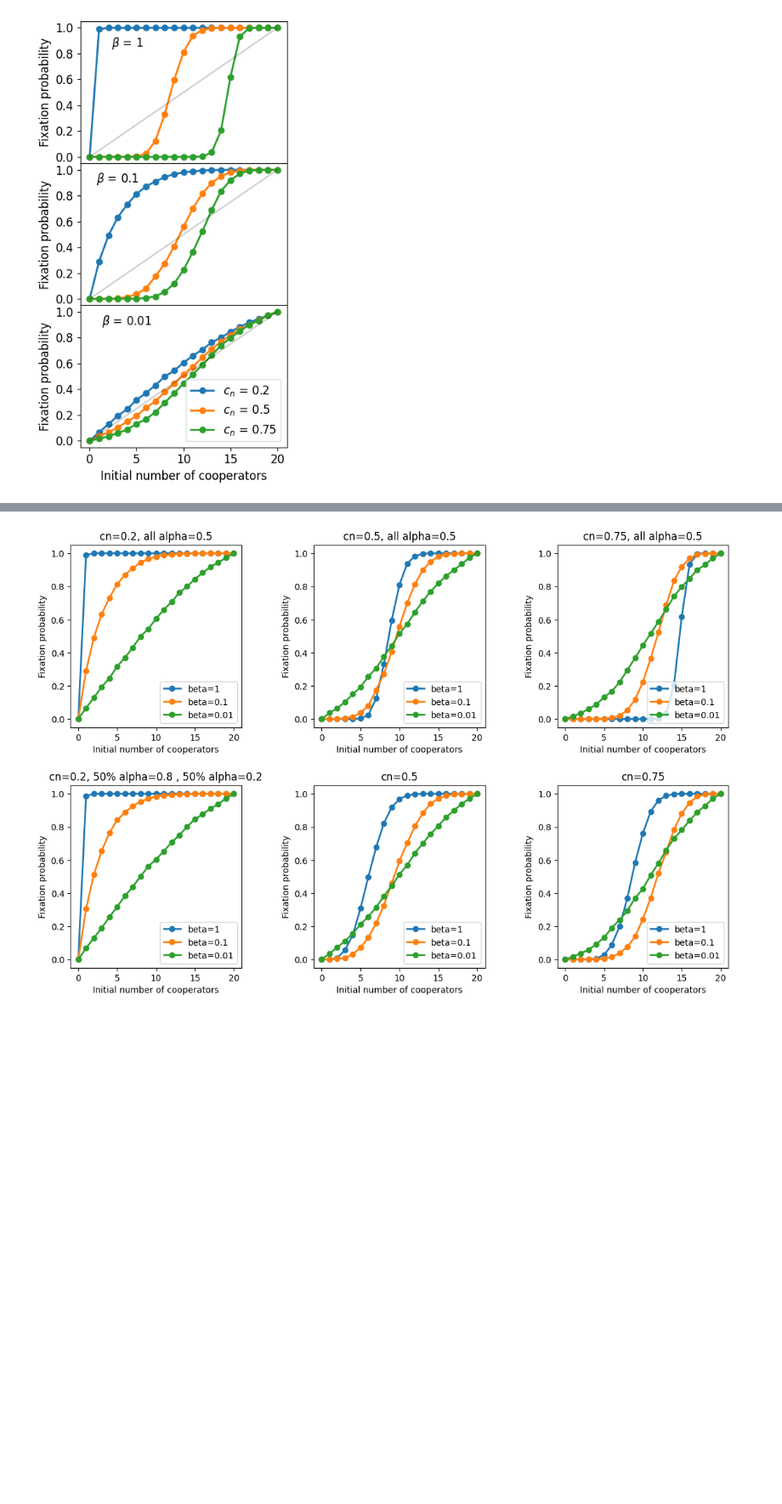
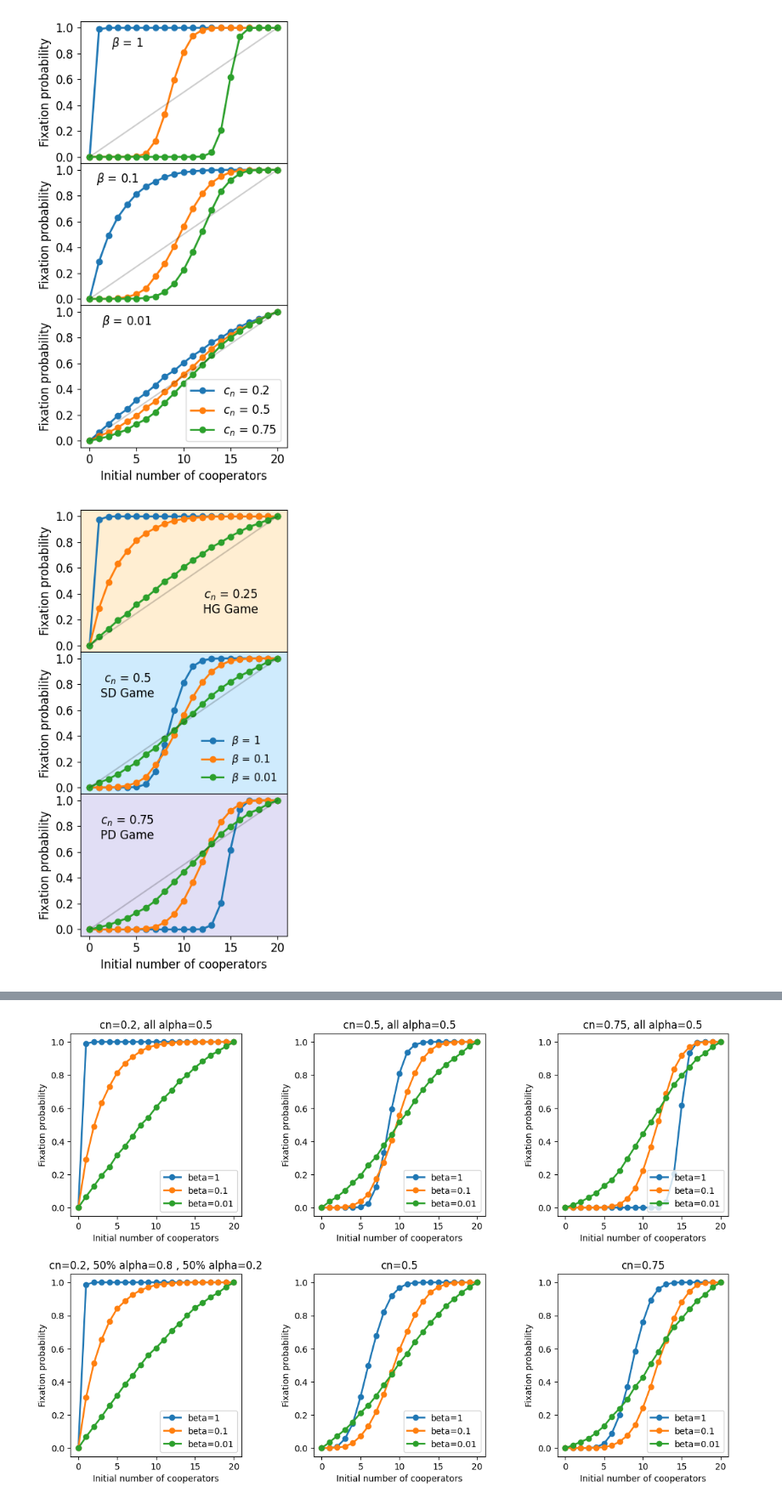
Before and after one commit to saraghivarello/EGT-paper, a Jupyter notebook: Figures.ipynb, the cells around one changed output, grey strips where cells are left out. Shown: that part at 85% size. Saved outputs shown, nothing was run; the diff lists cells and outputs as text; code cells hidden in the pictures; blank space fills up the shorter version.

```diff
--- a/Figures.ipynb
+++ b/Figures.ipynb
@@ -119,5 +119,69 @@ plt.savefig('beta.png')
 plt.show()
 # %% [output]
 [figure]
+# %%
+fig, axs = plt.subplots(nrows=3, ncols=1, figsize=(4, 7))
+xmin=-1
+xmax=21
+
+# Create a grid for subplots without any space
+gs = gridspec.GridSpec(3, 1)
+
+# Create the subplots
+axs[0] = plt.subplot(gs[0])
+axs[1] = plt.subplot(gs[1])
+axs[2] = plt.subplot(gs[2])
+
+# Remove space between subplots
+gs.update(hspace=0)
+# Plot Figure 1
+axs[0].plot(np.arange(21),f4251_5_0, marker='o',linewidth=2, label=r'$\beta$ = 1')
+axs[0].plot(np.arange(21),f4201_5_0, marker='o',linewidth=2, label=r'$\beta$ = 0.1')
+axs[0].plot(np.arange(21),f42001_5_0, marker='o',linewidth=2, label=r'$\beta$ = 0.01')
+axs[0].set_xticks([])
+axs[0].tick_params(axis='y', labelsize=12)
+axs[0].set_ylabel('Fixation probability',fontsize=12)
+axs[0].text(15, 0.25, r'$c_n$ = 0.25' + '\n' +  'HG Game', fontsize=12, ha="center")
+axs[0].set_xlim(right=xmax, left=xmin)
+axs[0].axvspan(xmin, xmax, facecolor='moccasin', alpha=0.6)
+
+#plot figure 2
+axs[1].plot(np.arange(21),f451_5_0, marker='o',linewidth=2, label=r'$\beta$ = 1')
+axs[1].plot(np.arange(21),f4501_5_0, marker='o',linewidth=2, label=r'$\beta$ = 0.1')
+axs[1].plot(np.arange(21),f45001_5_0, marker='o',linewidth=2, label=r'$\beta$ = 0.01')
+axs[1].tick_params(axis='y', labelsize=12)
+axs[1].set_ylabel('Fixation probability',fontsize=12)
+axs[1].text(4, 0.7, r'$c_n$ = 0.5' + '\n' +  'SD Game', fontsize=12, ha="center")
+axs[1].set_xlim(right=xmax, left=xmin)
+axs[1].axvspan(xmin, xmax, facecolor='lightskyblue', alpha=0.4)
+#make legend transparent
+leg = axs[1].legend(loc='lower right',fontsize=11)
+leg.get_frame().set_alpha(0)
+#axs[1].legend(loc='lower right',fontsize=12)
+
+#plot figure 3
+axs[2].plot(np.arange(21),f4751_5_0, marker='o',linewidth=2, label=r'$\beta$ = 1')
+axs[2].plot(np.arange(21),f47501_5_0, marker='o',linewidth=2, label=r'$\beta$ = 0.1')
+axs[2].plot(np.arange(21),f475001_5_0, marker='o',linewidth=2, label=r'$\beta$ = 0.01')
+axs[2].set_xlabel('Initial number of cooperators',fontsize=12)
+axs[2].tick_params(axis='x', labelsize=12)
+axs[2].tick_params(axis='y', labelsize=12)
+axs[2].set_ylabel('Fixation probability',fontsize=12)
+axs[2].text(4, 0.7, r'$c_n$ = 0.75' + '\n' +  'PD Game', fontsize=12, ha="center")
+axs[2].set_xlim(right=xmax, left=xmin)
+axs[2].axvspan(xmin, xmax, facecolor='slateblue', alpha=0.2)
+
+#draw a line y=1/20x
+x = np.linspace(0, 20, 1000)
+y = 1/20*x
+axs[0].plot(x, y, '-k', alpha=0.2)
+axs[1].plot(x, y, '-k', alpha=0.2)
+axs[2].plot(x, y, '-k', alpha=0.2)
+
+plt.tight_layout()
+plt.savefig('c_n.pdf')
+plt.show()
+# %% [output]
+[figure, added]
 # %%
 fig, axs = plt.subplots(nrows=3, ncols=1, figsize=(4, 7))
```
Also changed, not shown: parts of 4 cells of this notebook, 7 other files.
